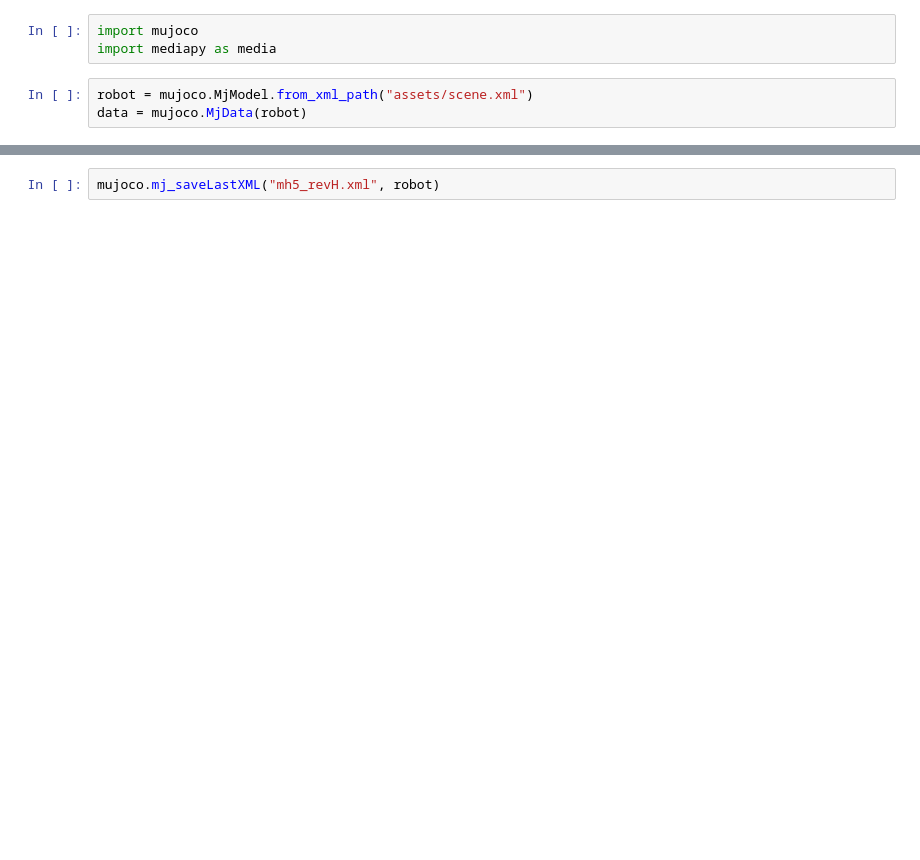
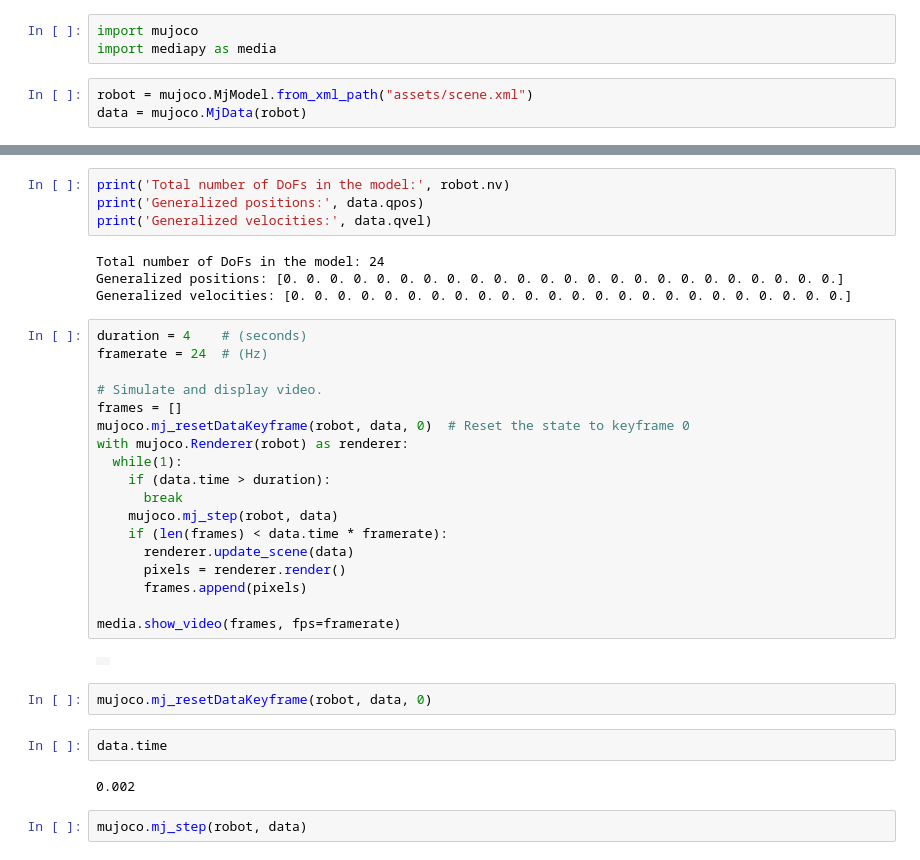
Before and after one commit to sonelu/mh5_rl, a Jupyter notebook: view_robot.ipynb, the cells around one changed output, grey strips where cells are left out. Saved outputs shown, nothing was run; the diff lists cells and outputs as text; blank space fills up the shorter version.

Commit message:
fixed urdf and added simulated short (robot without control and will collapse to the foor)

```diff
--- a/view_robot.ipynb
+++ b/view_robot.ipynb
@@ -12,4 +12,38 @@ with mujoco.Renderer(model=robot, height=480, width=640) as renderer:
 # %% [output]
 [interactive output not drawn]
 # %%
-mujoco.mj_saveLastXML("mh5_revH.xml", robot)
+print('Total number of DoFs in the model:', robot.nv)
+print('Generalized positions:', data.qpos)
+print('Generalized velocities:', data.qvel)
+# %% [output]
+Total number of DoFs in the model: 24
+Generalized positions: [0. 0. 0. 0. 0. 0. 0. 0. 0. 0. 0. 0. 0. 0. 0. 0. 0. 0. 0. 0. 0. 0. 0. 0.]
+Generalized velocities: [0. 0. 0. 0. 0. 0. 0. 0. 0. 0. 0. 0. 0. 0. 0. 0. 0. 0. 0. 0. 0. 0. 0. 0.]
+# %%
+duration = 4    # (seconds)
+framerate = 24  # (Hz)
+
+# Simulate and display video.
+frames = []
+mujoco.mj_resetDataKeyframe(robot, data, 0)  # Reset the state to keyframe 0
+with mujoco.Renderer(robot) as renderer:
+  while(1):
+    if (data.time > duration):
+      break
+    mujoco.mj_step(robot, data)
+    if (len(frames) < data.time * framerate):
+      renderer.update_scene(data)
+      pixels = renderer.render()
+      frames.append(pixels)
+
+media.show_video(frames, fps=framerate)
+# %% [output]
+|  |
+# %%
+mujoco.mj_resetDataKeyframe(robot, data, 0)
+# %%
+data.time
+# %% [output]
+0.002
+# %%
+mujoco.mj_step(robot, data)
```
Also changed, not shown: parts of 1 cell of this notebook, 3 other files.
